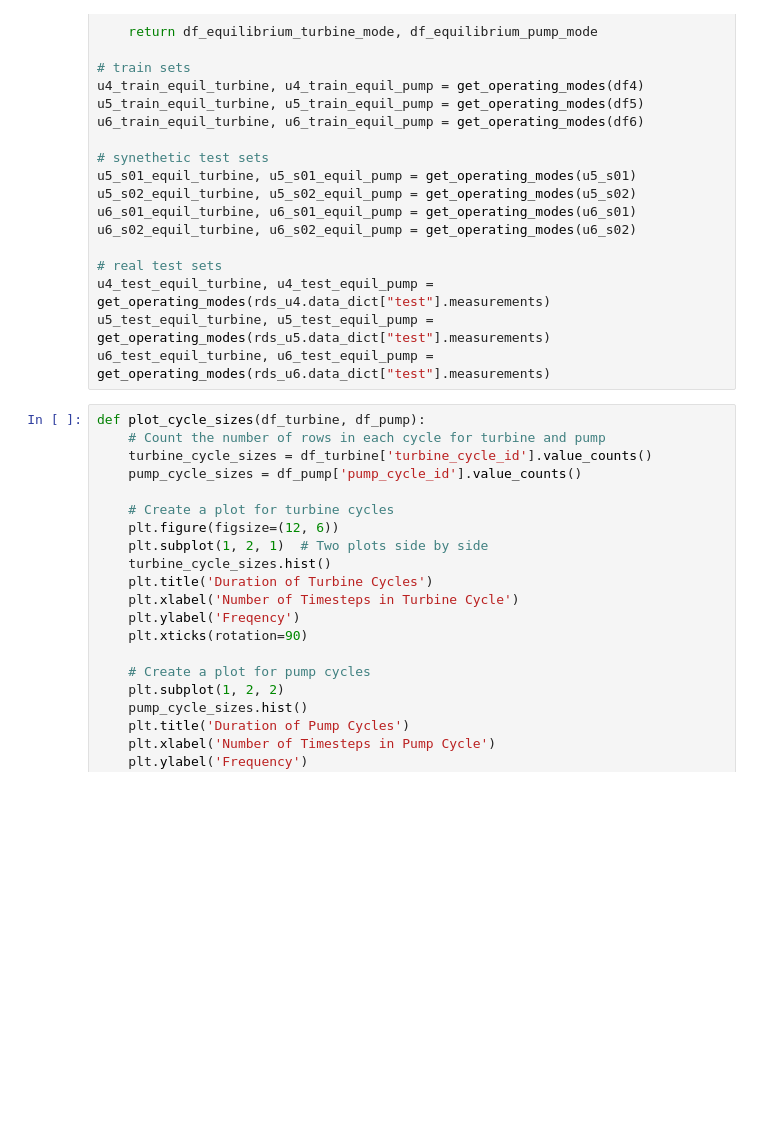
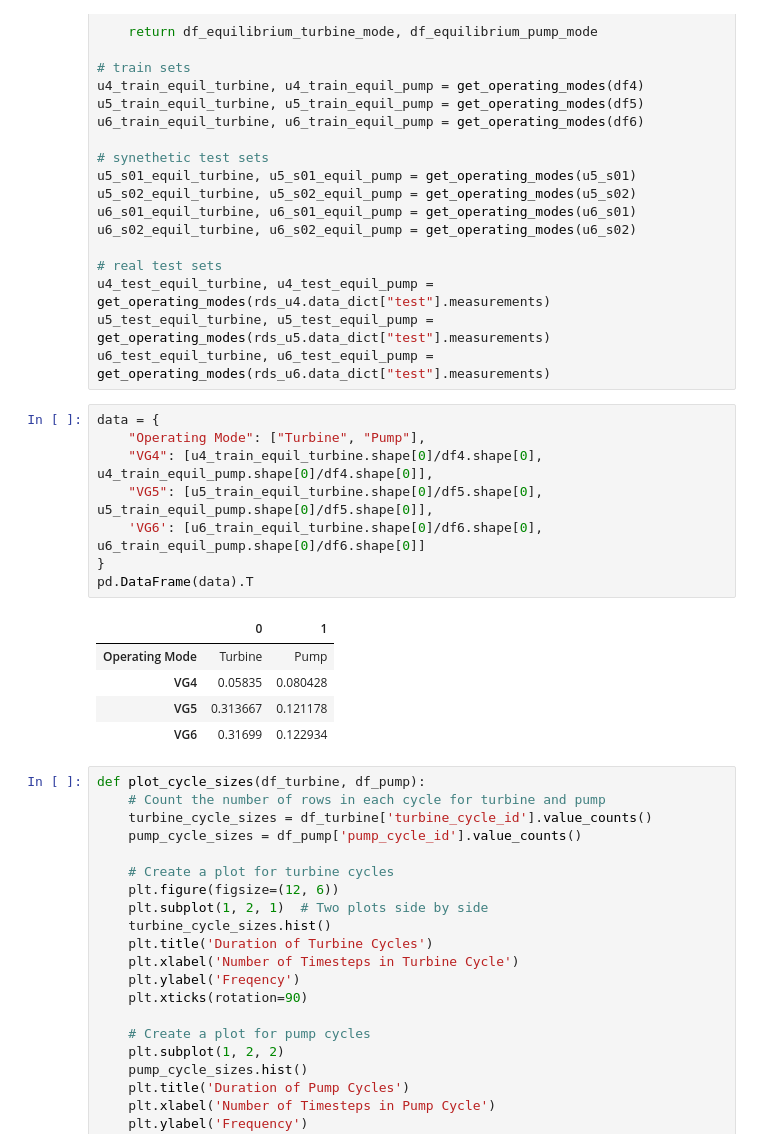
Before and after one commit to j0shcd/ml4pm-project, a Jupyter notebook: data_preprocessing.ipynb, the cells around one changed output. Drawn from its saved outputs; the diff is of its cells as text; blank space fills up the shorter version.

```diff
--- a/data_preprocessing.ipynb
+++ b/data_preprocessing.ipynb
@@ -174,6 +174,20 @@ u6_s02_equil_turbine, u6_s02_equil_pump = get_operating_modes(u6_s02)
 u4_test_equil_turbine, u4_test_equil_pump = get_operating_modes(rds_u4.data_dict["test"].measurements)
 u5_test_equil_turbine, u5_test_equil_pump = get_operating_modes(rds_u5.data_dict["test"].measurements)
 u6_test_equil_turbine, u6_test_equil_pump = get_operating_modes(rds_u6.data_dict["test"].measurements)
+# %%
+data = {
+    "Operating Mode": ["Turbine", "Pump"],
+    "VG4": [u4_train_equil_turbine.shape[0]/df4.shape[0], u4_train_equil_pump.shape[0]/df4.shape[0]],
+    "VG5": [u5_train_equil_turbine.shape[0]/df5.shape[0], u5_train_equil_pump.shape[0]/df5.shape[0]],
+    'VG6': [u6_train_equil_turbine.shape[0]/df6.shape[0], u6_train_equil_pump.shape[0]/df6.shape[0]]
+}
+pd.DataFrame(data).T
+# %% [output]
+|  | 0 | 1 |
+| Operating Mode | Turbine | Pump |
+| VG4 | 0.05835 | 0.080428 |
+| VG5 | 0.313667 | 0.121178 |
+| VG6 | 0.31699 | 0.122934 |
 # %%
 def plot_cycle_sizes(df_turbine, df_pump):
     # Count the number of rows in each cycle for turbine and pump
```
Also changed, not shown: parts of 2 cells of this notebook.
